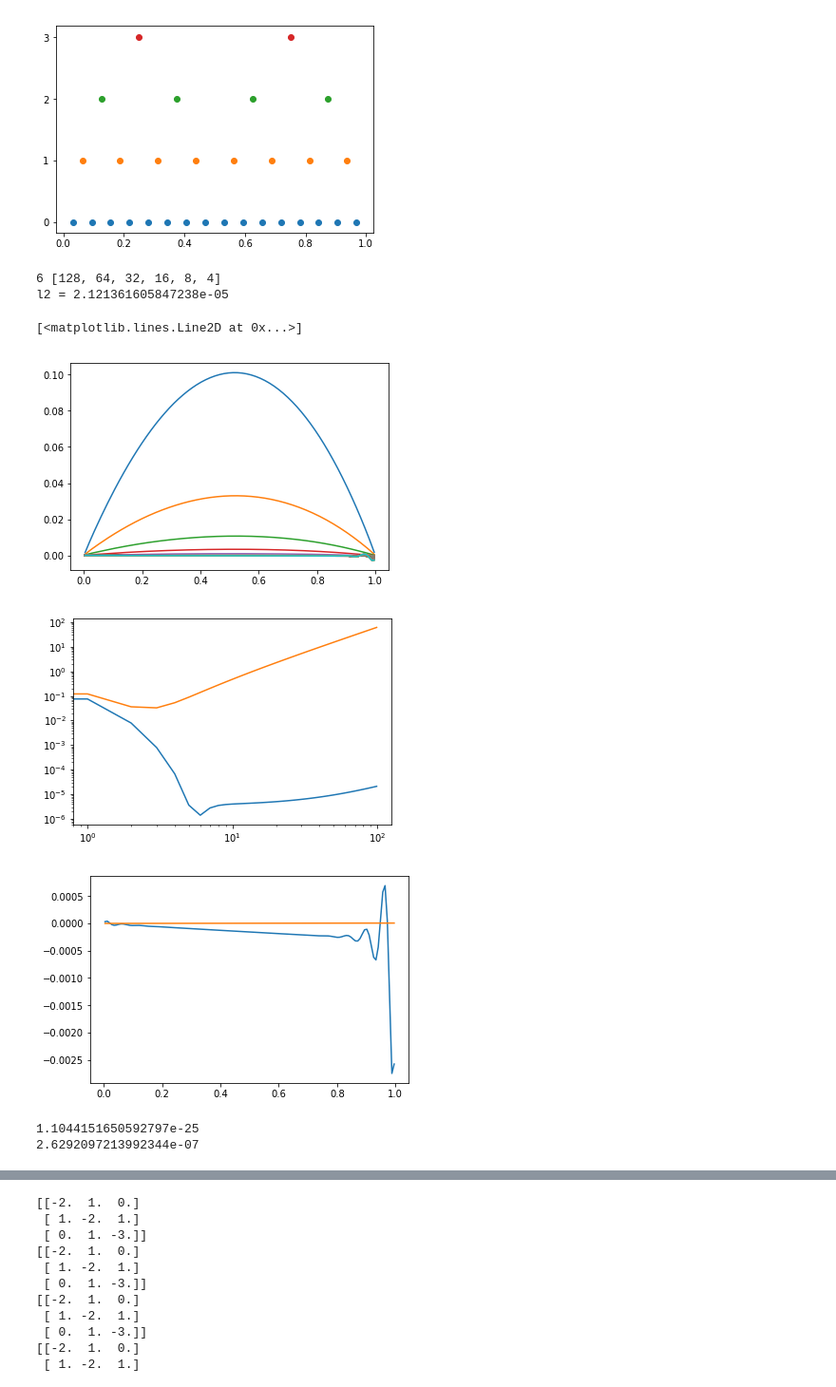
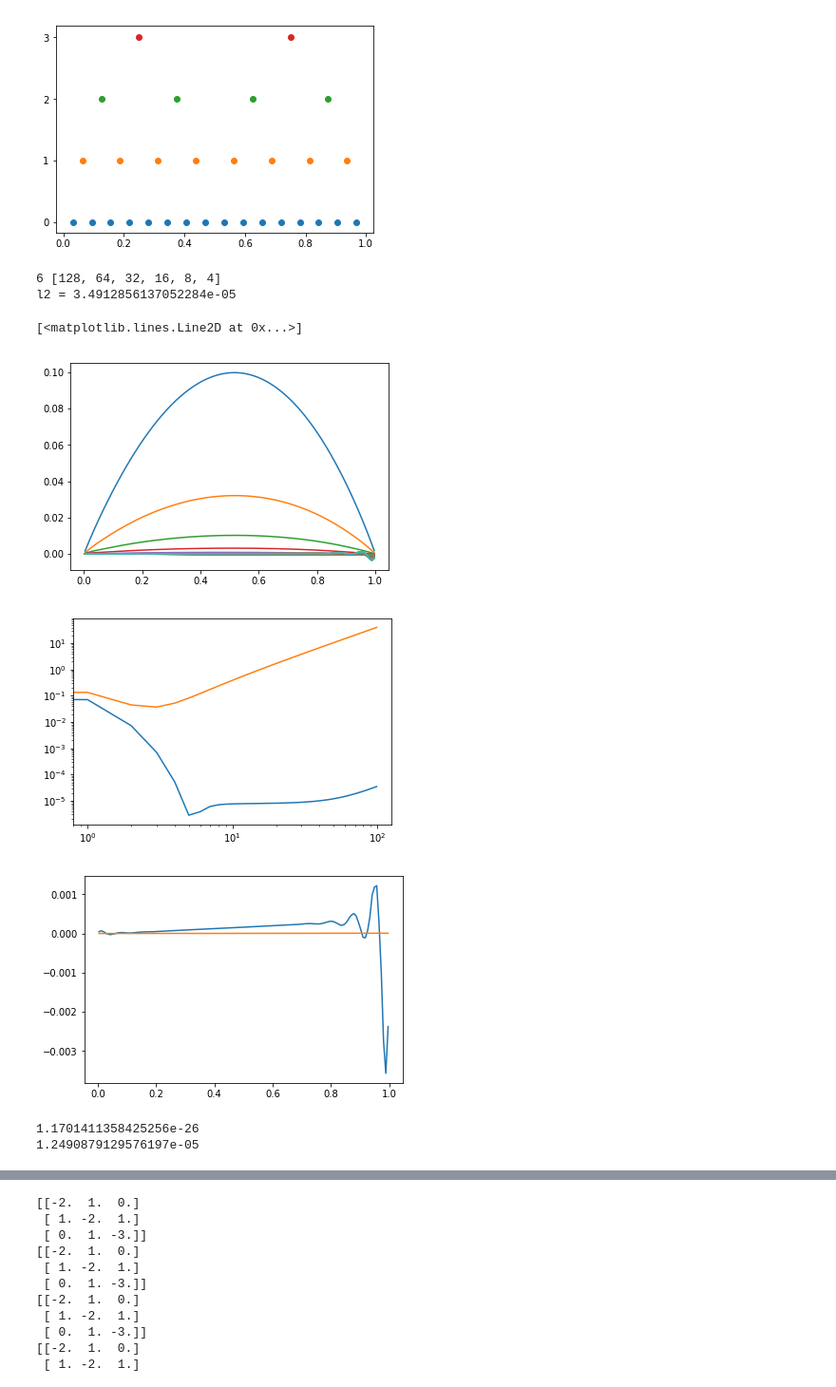
Before and after one commit to wingkitlee0/leetcode_exercise, a Jupyter notebook: MultiGridExamples/pythonbook/SimpleMG.ipynb, the cells around one changed output, grey strips where cells are left out. Shown at 95% size. Saved outputs shown, nothing was run; the diff lists cells and outputs as text; code cells hidden in the pictures.

```diff
--- a/MultiGridExamples/pythonbook/SimpleMG.ipynb
+++ b/MultiGridExamples/pythonbook/SimpleMG.ipynb
@@ -50,9 +50,9 @@ class MGMatrices(Grid):
         """
         assert(u.shape[0] % 2 == 0)
         v = u.copy()
-        v[0]    = 1.0/3.0* (v[1] - self.h2 * rhs[0] )
-        v[1:-1] = 0.5*(v[2:] + v[:-2] - self.h2 * rhs[1:-1] )
-        v[-1]   = 1.0/3.0*(v[-2] - self.h2 * rhs[-1] )
+        v[0]    = 1.0/3.0* (u[1] - self.h2 * rhs[0] )
+        v[1:-1] = 0.5*(u[2:] + u[:-2] - self.h2 * rhs[1:-1] )
+        v[-1]   = 1.0/3.0*(u[-2] - self.h2 * rhs[-1] )
         return v
 
     def set_RR(self, N):
@@ -157,7 +157,7 @@ class MultiGrid(MGMatrices):
 func = lambda x: np.sin(x) # this is RHS
 MG = MultiGrid(Nmax=2**4, maxlevel=10)
 rhs_fine = func(MG.GridList[0].x)
-corr = MG.computeCorrection(np.zeros(MG.Nmax),rhs_fine,level=0)
+corr = MG.computeCorrection(np.zeros(MG.Nmax),rhs_fine,level=0, omega=1.0)
 # %% [output]
 4 [16, 8, 4, 2]
 # %%
@@ -196,46 +196,46 @@ u_sol = sol_f(MG.GridList[0].x)
 
 fig, ax = plt.subplots()
 #ax.plot(MG.GridList[0].x, u_sol , 'k--')
 #ax.plot(MG.GridList[0].x, rhs_fine , 'r--')
 #ax.plot(MG.GridList[0].x, u_init - u_sol)
 
 l2list = []
 reslist = []
 for itr in range(100):
-    corr = MG.computeCorrection(u,rhs_fine,level=0)
+    corr = MG.computeCorrection(u,rhs_fine,level=0, omega=1.0)
     u += corr
     res = rhs_fine - np.dot(MG.GridList[0].AA, u)
     ax.plot(MG.GridList[0].x, u-u_sol)
     l2 = np.sum( (u - u_sol)**2)
     l2list.append(l2)
     reslist.append(np.sum(res**2)/MG.GridList[0].N)
 
 print("l2 = {}".format(l2))
 
 fig, ax = plt.subplots()
 ax.plot(l2list)
 ax.plot(reslist)
 ax.set_yscale("log")
 ax.set_xscale("log")
 
 fig, ax = plt.subplots()
 ax.plot(MG.GridList[0].x, u-u_sol_num)
 ax.plot(MG.GridList[0].x, u_sol-u_sol_num)
 # %% [output]
 6 [128, 64, 32, 16, 8, 4]
-l2 = 2.121361605847238e-05
+l2 = 3.4912856137052284e-05
 [<matplotlib.lines.Line2D at 0x...>]
-[figure, old version]
+[figure, new version]
-[figure, old version]
+[figure, new version]
-[figure, old version]
+[figure, new version]
 # %%
 u1 = np.linalg.solve(MG.GridList[0].AA, rhs_fine)
 res = rhs_fine - np.dot(MG.GridList[0].AA, u1)
 print(np.sum(res**2)/len(res))
 print(np.sum( (u1-u)**2) )
 # %% [output]
-1.1044151650592797e-25
-2.6292097213992344e-07
+1.1701411358425256e-26
+1.2490879129576197e-05
 # %%
 om_jac = 1.0
 u = -u_init.copy()*0.25
```
Also changed, not shown: parts of 4 cells of this notebook, 2 other files.
